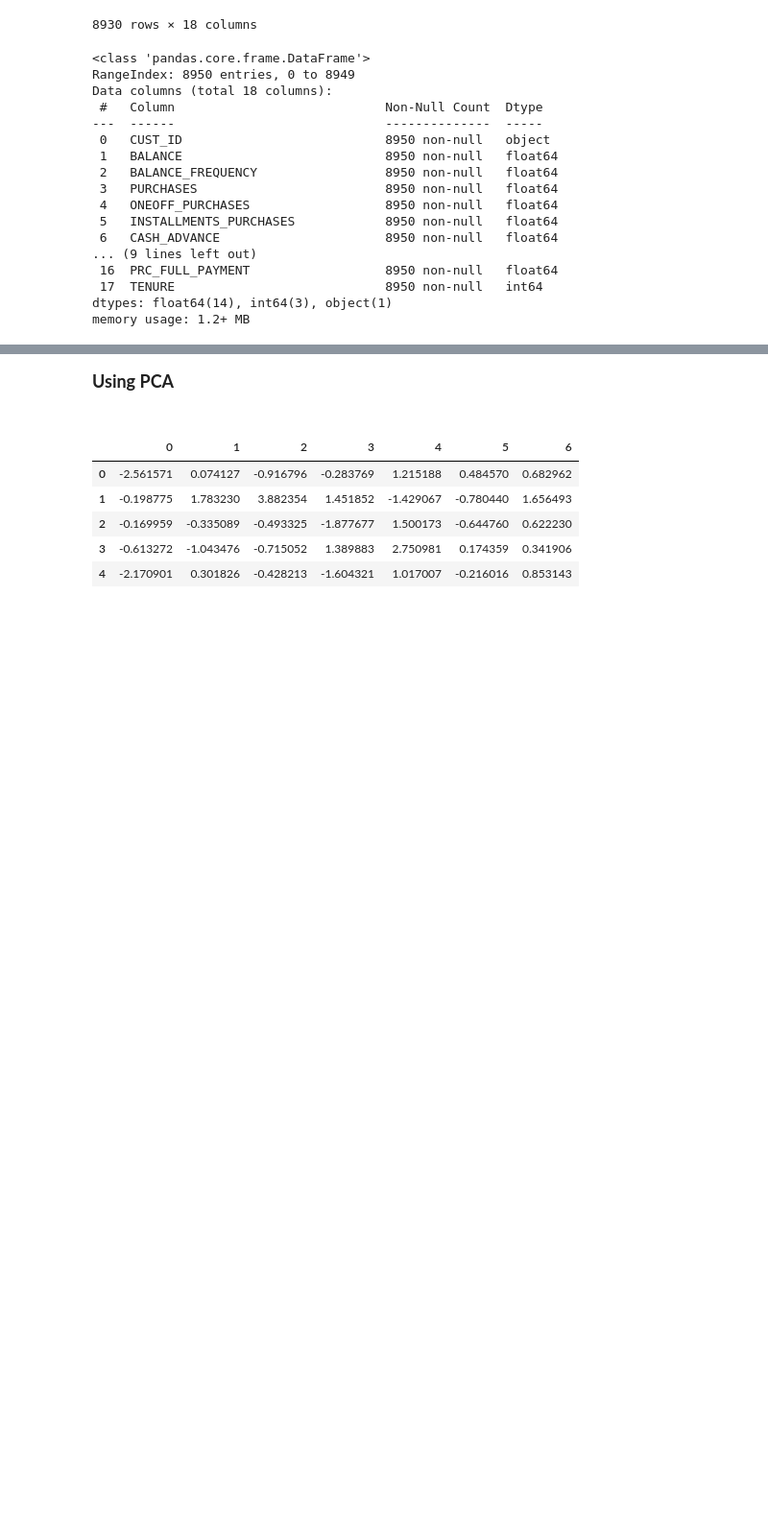
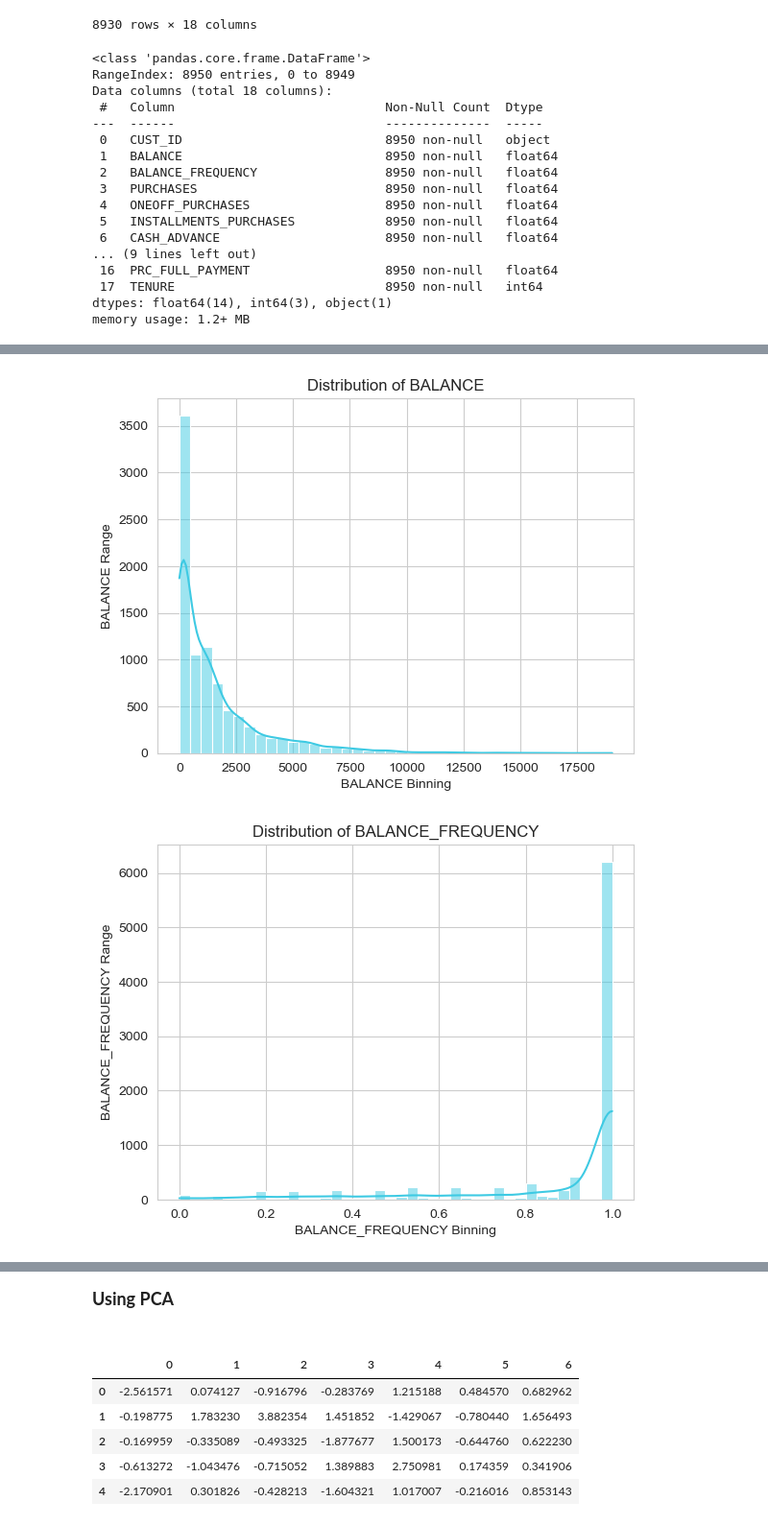
Before and after one commit to inesbchainho/ML_unsupervized_learning_26, a Jupyter notebook: Main_Notebook.ipynb, the cells around one changed output, grey strips where cells are left out. Shown at 96% size. Cells and saved outputs as stored; diff of their text form; code cells hidden in the pictures; blank space fills up the shorter version.

```diff
--- a/Main_Notebook.ipynb
+++ b/Main_Notebook.ipynb
@@ -172,0 +159,12 @@ True
+# %%
+print("----------------Feature Engineering:-----------------------")
+data_droped["AVG_PURCHASE_VALUE"] = np.where(data_droped["PURCHASES_TRX"] > 0, data_droped["PURCHASES"] / data_droped["PURCHASES_TRX"], 0)
+data_droped["AVG_CASH_ADVANCE_VALUE"] = np.where(data_droped["CASH_ADVANCE_TRX"] > 0, data_droped["CASH_ADVANCE"] / data_droped["CASH_ADVANCE_TRX"], 0)
+
+data_droped["PURCHASE_ENGAGEMENT"] = np.log(1 + data_droped["PURCHASES"] * data_droped["PURCHASES_FREQUENCY"])
+data_droped["INSTALLMENT_PURCHASES_ENGAGEMENT"] = np.log(1 + data_droped["INSTALLMENTS_PURCHASES"] * data_droped["PURCHASES_INSTALLMENTS_FREQUENCY"])
+
+data_droped["PAYMENT_RATIO"] = np.log(1 + data_droped["PAYMENTS"] / data_droped["MINIMUM_PAYMENTS"])
+data_droped.drop(columns = ["CASH_ADVANCE", "PURCHASES_FREQUENCY", "PURCHASES", "INSTALLMENTS_PURCHASES", "ONEOFF_PURCHASES_FREQUENCY", "CASH_ADVANCE_FREQUENCY",
+                            "CASH_ADVANCE_TRX", "PURCHASES_TRX", "PURCHASES_INSTALLMENTS_FREQUENCY", "MINIMUM_PAYMENTS"], inplace = True)
+data_droped.info()
@@ -173,11 +211,9 @@ True
 # %%
-data_droped["CUST_ID"] = data_droped["CUST_ID"].str[1:]
-data_droped["CUST_ID"] = pd.to_numeric(data_droped["CUST_ID"])
+print("----------------Handling data types:-----------------------")
 # Float16: exp <=4, decimal digits <=3; Float32: exp <=38, decimal digits <=7; Float64: exp <=308, decimal digits <=16.
-cols_to_uint8 = ['CASH_ADVANCE_TRX', 'TENURE']
-cols_to_uint16 = ['CUST_ID', 'PURCHASES_TRX', 'CREDIT_LIMIT']
-cols_to_float32 = ['BALANCE_FREQUENCY', 'PURCHASES', 'ONEOFF_PURCHASES', 'INSTALLMENTS_PURCHASES', 'PURCHASES_FREQUENCY', 'ONEOFF_PURCHASES_FREQUENCY',
-                   'PURCHASES_INSTALLMENTS_FREQUENCY', 'CASH_ADVANCE_FREQUENCY', 'PRC_FULL_PAYMENT']
+cols_to_uint8 = ['TENURE']
+cols_to_uint16 = ['CUST_ID', 'CREDIT_LIMIT']
+cols_to_float32 = ['BALANCE_FREQUENCY', 'PRC_FULL_PAYMENT']
 for col in cols_to_uint8:
     data_droped[col] = data_droped[col].astype('uint8')
 for col in cols_to_uint16:
@@ -268,0 +269,12 @@ print(data_droped[(data_droped["PURCHASES_TRX"] == 0) & (data_droped["PURCHASES"
+# %%
+cor = '#3ecae3'
+stack_cor = ['#e2fbff', '#b6f4ff', '#6ae8ff', '#3ecae3', '#1ab5d1', '#0097b2', '#007b91']
+discrete_cols = ['TENURE']
+fig, ax = plt.subplots(figsize = (5,5))
+for col in discrete_cols:
+    sns.set_style("whitegrid")
+    sns.countplot(data = data_droped, x = data_droped[col].dropna(), color = cor)
+    plt.title(f'Distribution of {col}')
+    plt.xlabel(f'{col} diversity')
+    plt.ylabel(f'{col} range')
+    plt.show()
@@ -268,0 +283,14 @@ print(data_droped[(data_droped["PURCHASES_TRX"] == 0) & (data_droped["PURCHASES"
+# %%
+cont_cols = ['BALANCE', 'BALANCE_FREQUENCY', 'CREDIT_LIMIT', 'PAYMENTS', 'PRC_FULL_PAYMENT', 'AVG_PURCHASE_VALUE', 'AVG_CASH_ADVANCE_VALUE', 'PURCHASE_ENGAGEMENT',
+             'INSTALLMENT_PURCHASES_ENGAGEMENT', 'PAYMENT_RATIO']
+
+for col in cont_cols:
+    sns.set_style("whitegrid")
+    sns.histplot(data = data_droped, x = data_droped[col].dropna(), bins = 40, color = cor, kde = True)
+    plt.title(f'Distribution of {col}')
+    plt.xlabel(f'{col} Binning')
+    plt.ylabel(f'{col} Range')
+    plt.show()
+# %% [output]
+[figure, added]
+[figure, added]
```
Also changed, not shown: parts of 26 cells of this notebook, 1 other file.
